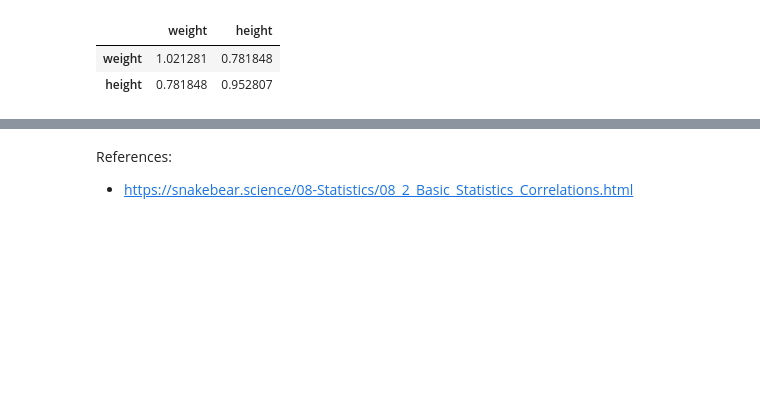
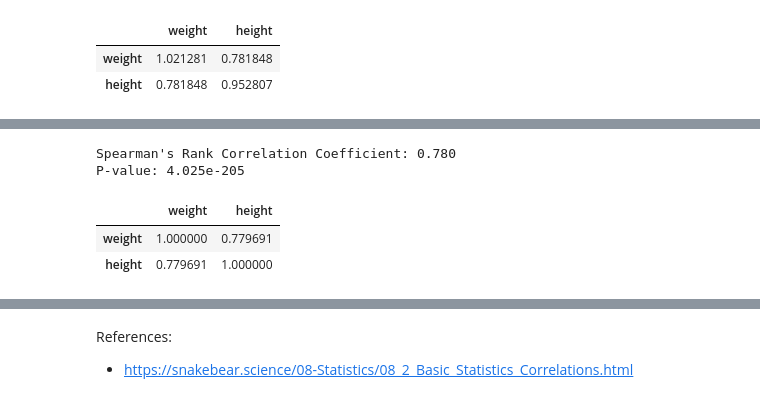
Before and after one commit to Jordanbarker/jordanbarker.github.io, a Jupyter notebook: notebook_library/Notebooks/Still Cooking/correlations.ipynb, the cells around one changed output, grey strips where cells are left out. Drawn from its saved outputs; the diff is of its cells as text; code cells hidden in the pictures; blank space fills up the shorter version.

```diff
--- a/notebook_library/Notebooks/Still Cooking/correlations.ipynb
+++ b/notebook_library/Notebooks/Still Cooking/correlations.ipynb
@@ -78,0 +92,16 @@ Spearman’s Rank Correlation Coefficient
+# %%
+from scipy.stats import spearmanr
+
+spearman_corr, p_value = spearmanr(df['weight'], df['height'])
+print(f"Spearman's Rank Correlation Coefficient: {spearman_corr:.3f}")
+print(f"P-value: {p_value:.3e}")
+
+ranked_df = df[['weight', 'height']].rank()  # Rank data
+spearman_corr_matrix = ranked_df.corr(method='spearman')
+spearman_corr_matrix
+# %% [output]
+Spearman's Rank Correlation Coefficient: 0.780
+P-value: 4.025e-205
+|  | weight | height |
+| weight | 1.000000 | 0.779691 |
+| height | 0.779691 | 1.000000 |
```
Also changed, not shown: parts of 10 cells of this notebook.
